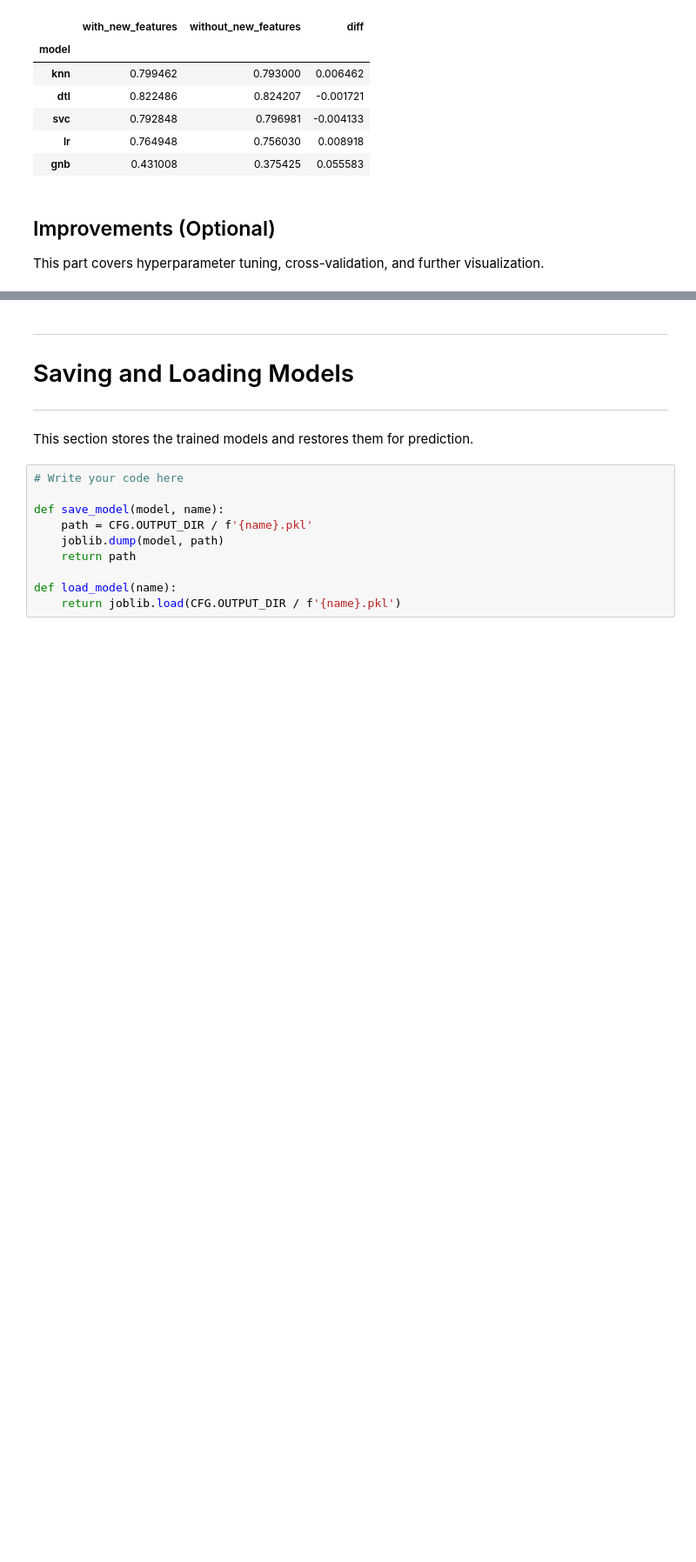
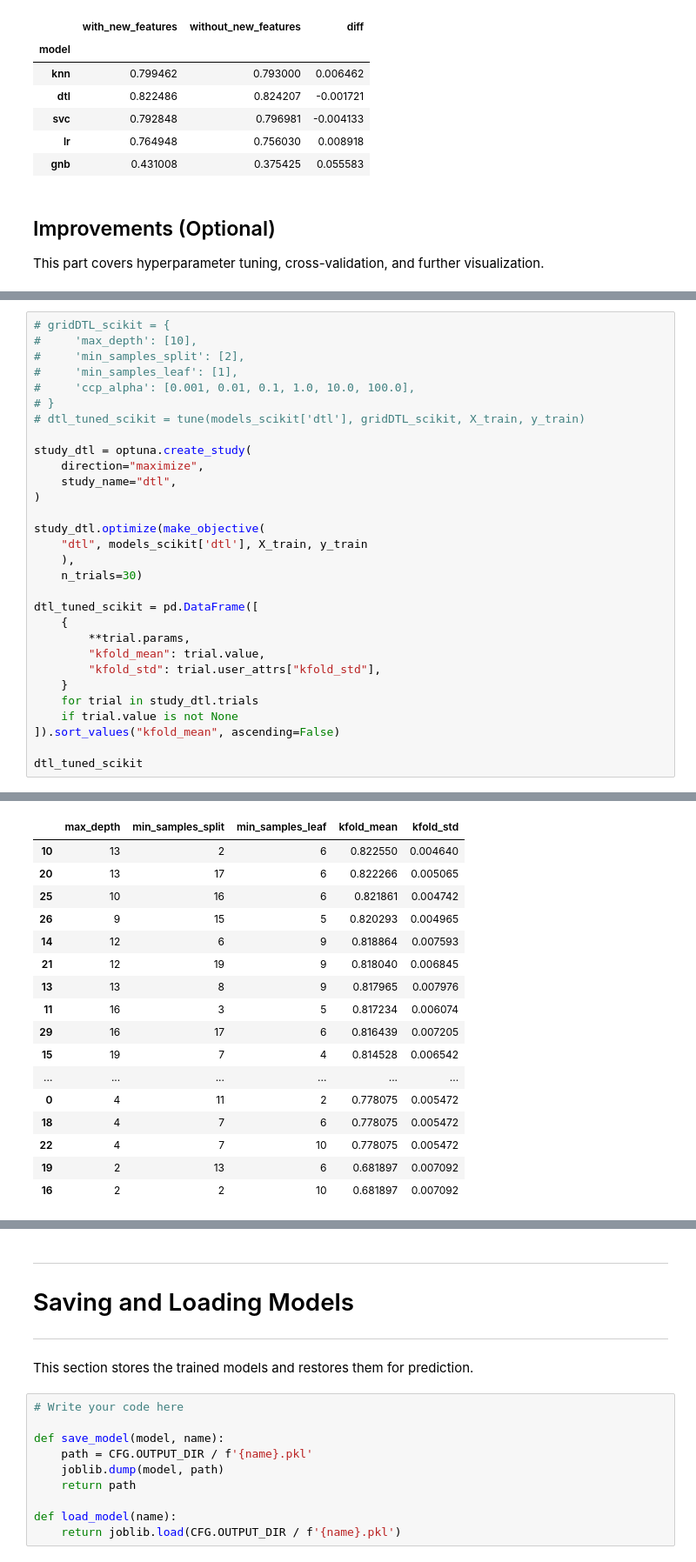
Before and after one commit to aufafaza/IF3170_G11_besokaja, a Jupyter notebook: Notebook_updated.ipynb, the cells around one changed output, grey strips where cells are left out. Shown at 87% size. Saved outputs shown, nothing was run; the diff lists cells and outputs as text; blank space fills up the shorter version.

```diff
--- a/Notebook_updated.ipynb
+++ b/Notebook_updated.ipynb
@@ -1299,0 +1422,31 @@ gnb_tuned_scikit = tune(models_scikit['gnb'], gridGNB_scikit, X_train, y_train)
+# %%
+# gridDTL_scikit = {
+#     'max_depth': [10],
+#     'min_samples_split': [2],
+#     'min_samples_leaf': [1],
+#     'ccp_alpha': [0.001, 0.01, 0.1, 1.0, 10.0, 100.0],
+# }
+# dtl_tuned_scikit = tune(models_scikit['dtl'], gridDTL_scikit, X_train, y_train)
+
+study_dtl = optuna.create_study(
+    direction="maximize",
+    study_name="dtl",
+)
+
+study_dtl.optimize(make_objective(
+    "dtl", models_scikit['dtl'], X_train, y_train
+    ),
+    n_trials=30)
+
+dtl_tuned_scikit = pd.DataFrame([
+    {
+        **trial.params,
+        "kfold_mean": trial.value,
+        "kfold_std": trial.user_attrs["kfold_std"],
+    }
+    for trial in study_dtl.trials
+    if trial.value is not None
+]).sort_values("kfold_mean", ascending=False)
+
+dtl_tuned_scikit
+# %% [output]
@@ -1299,0 +1470,17 @@ gnb_tuned_scikit = tune(models_scikit['gnb'], gridGNB_scikit, X_train, y_train)
+|  | max_depth | min_samples_split | min_samples_leaf | kfold_mean | kfold_std |
+| 10 | 13 | 2 | 6 | 0.822550 | 0.004640 |
+| 20 | 13 | 17 | 6 | 0.822266 | 0.005065 |
+| 25 | 10 | 16 | 6 | 0.821861 | 0.004742 |
+| 26 | 9 | 15 | 5 | 0.820293 | 0.004965 |
+| 14 | 12 | 6 | 9 | 0.818864 | 0.007593 |
+| 21 | 12 | 19 | 9 | 0.818040 | 0.006845 |
+| 13 | 13 | 8 | 9 | 0.817965 | 0.007976 |
+| 11 | 16 | 3 | 5 | 0.817234 | 0.006074 |
+| 29 | 16 | 17 | 6 | 0.816439 | 0.007205 |
+| 15 | 19 | 7 | 4 | 0.814528 | 0.006542 |
+| ... | ... | ... | ... | ... | ... |
+| 0 | 4 | 11 | 2 | 0.778075 | 0.005472 |
+| 18 | 4 | 7 | 6 | 0.778075 | 0.005472 |
+| 22 | 4 | 7 | 10 | 0.778075 | 0.005472 |
+| 19 | 2 | 13 | 6 | 0.681897 | 0.007092 |
+| 16 | 2 | 2 | 10 | 0.681897 | 0.007092 |
```
Also changed, not shown: parts of 20 cells of this notebook.
